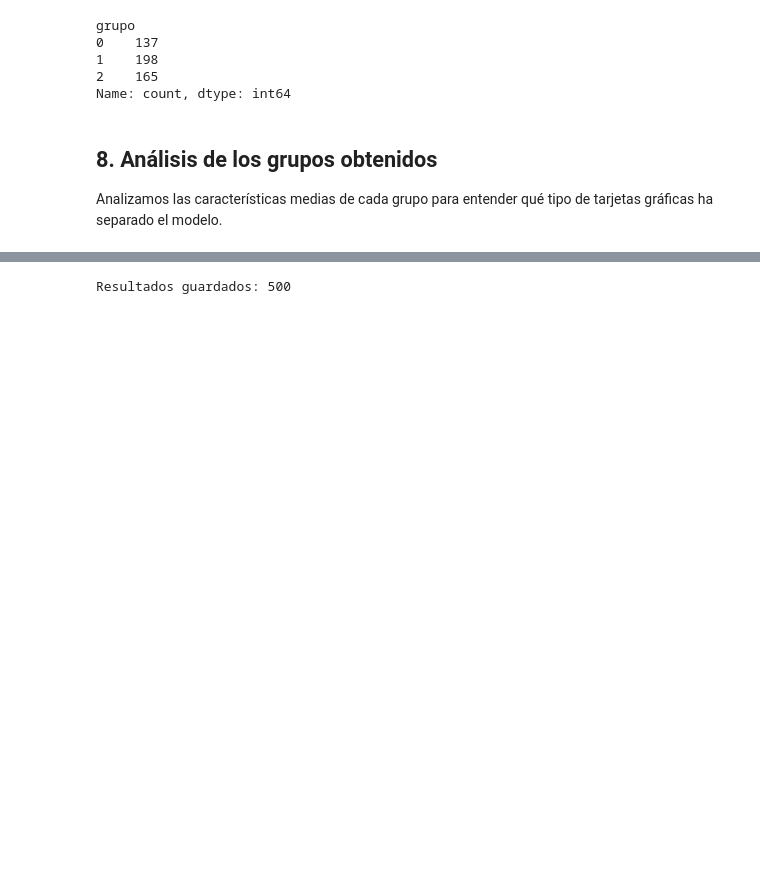
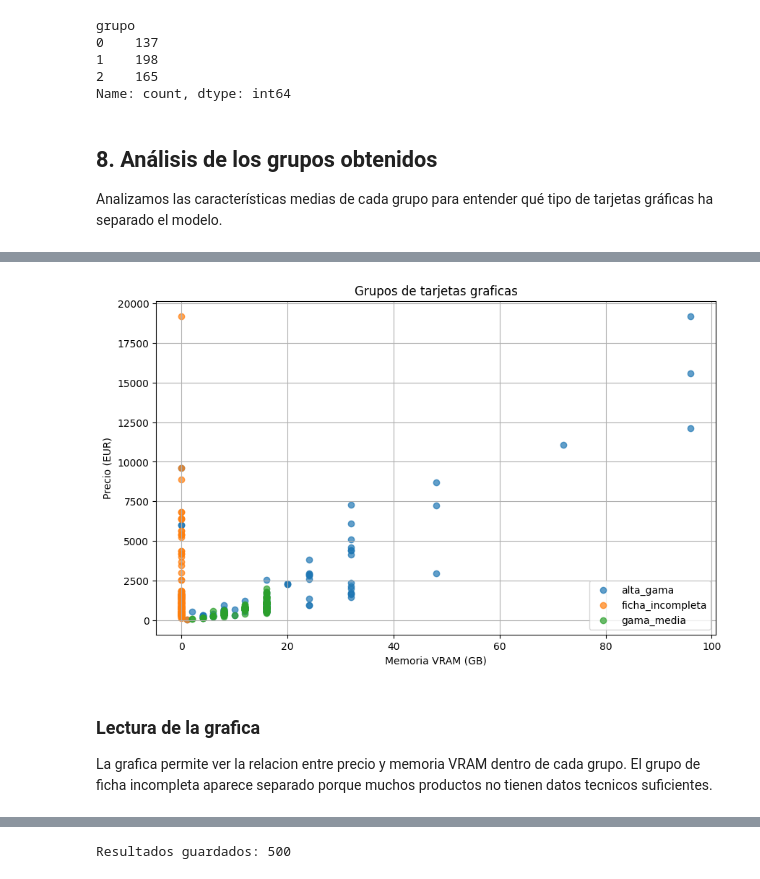
Before and after one commit to raulruizproyectos/pccomponentes-ml-analysis, a Jupyter notebook: notebooks/08_preparacion_modelo_gpu.ipynb, the cells around one changed output, grey strips where cells are left out. Saved outputs shown, nothing was run; the diff lists cells and outputs as text; code cells hidden in the pictures; blank space fills up the shorter version.

```diff
--- a/notebooks/08_preparacion_modelo_gpu.ipynb
+++ b/notebooks/08_preparacion_modelo_gpu.ipynb
@@ -325,0 +367,27 @@ datos_modelo[[
+# %%
+# CELDA 12: GRAFICA DE LOS GRUPOS
+
+import matplotlib.pyplot as plt
+
+plt.figure(figsize=(10, 6))
+
+for nombre_grupo, datos_grupo in datos_modelo.groupby("nombre_grupo"):
+    plt.scatter(
+        datos_grupo["memoria_vram_gb"],
+        datos_grupo["precio"],
+        label=nombre_grupo,
+        alpha=0.7,
+    )
+
+plt.title("Grupos de tarjetas graficas")
+plt.xlabel("Memoria VRAM (GB)")
+plt.ylabel("Precio (EUR)")
+plt.legend()
+plt.grid(True)
+plt.show()
+# %% [output]
+[figure, added]
+# %% [markdown]
+### Lectura de la grafica
+
+La grafica permite ver la relacion entre precio y memoria VRAM dentro de cada grupo. El grupo de ficha incompleta aparece separado porque muchos productos no tienen datos tecnicos suficientes.
```
Also changed, not shown: parts of 21 cells of this notebook, 8 other files.
